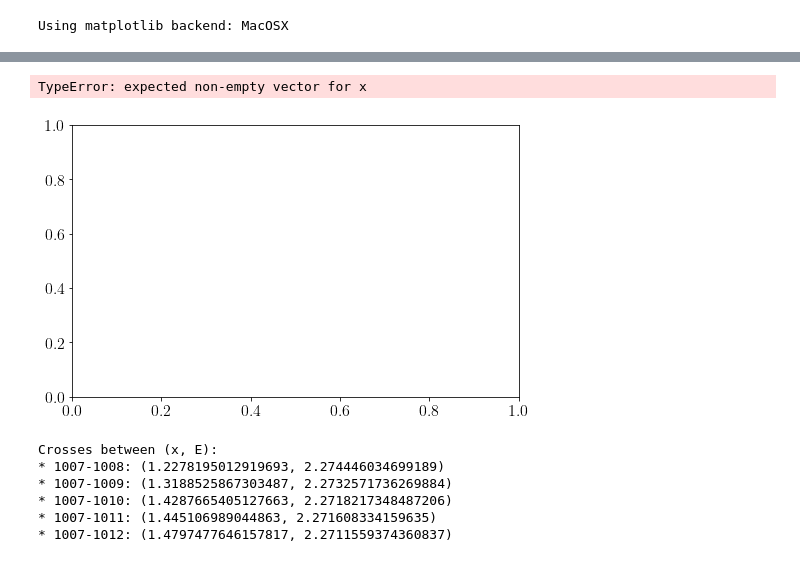
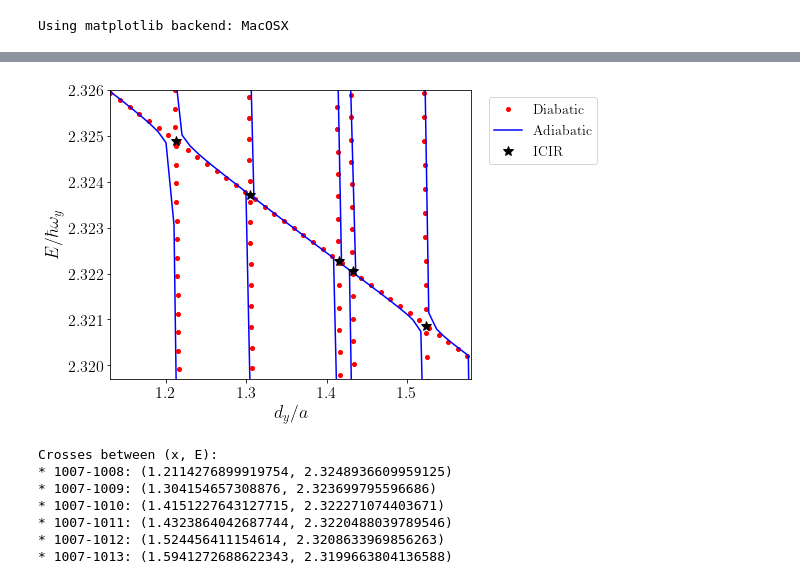
Before and after one commit to TsspGit/Ultracold_Atoms_src, a Jupyter notebook: Energies_Analysis_7802_4993_50.ipynb, the cells around one changed output, grey strips where cells are left out. Saved outputs shown, nothing was run; the diff lists cells and outputs as text; code cells hidden in the pictures.

Commit message:
Last analysis and ICIR plot

```diff
--- a/Energies_Analysis_7802_4993_50.ipynb
+++ b/Energies_Analysis_7802_4993_50.ipynb
@@ -156,72 +145,73 @@ plt.show()
 fig3, ax3 = plt.subplots(figsize=(8,5))
 # nivel 1007:
 f1007 = np.polyfit(xcoord, ycoord, deg=1)
-x1007 = np.linspace(1.15, 1.50, num=40)
+x1007 = np.linspace(1.13, 1.60, num=40)
 ax3.plot(x1007, np.polyval(f1007, x1007), 'ro', markersize=4, label='Diabatic')
 ax3.plot(x, dic['nivel_1007']/wy, 'b', label='Adiabatic')
 
 # nivel 1008:
-f1008 = np.polyfit(x[(x > 1.07) & (x < 1.23)], np.array(dic['nivel_1008'])[(x > 1.07) & (x < 1.23)]/wy, deg=1)
-x1008 = np.linspace(1.21, 1.25, num=100)
+f1008 = np.polyfit(x[(x > 1.06) & (x < 1.2)], np.array(dic['nivel_1008'])[(x > 1.06) & (x < 1.2)]/wy, deg=1)
+x1008 = np.linspace(1.21, 1.24, num=100)
 ax3.plot(x1008, np.polyval(f1008, x1008), 'ro', markersize=4)
 ax3.plot(x, dic['nivel_1008']/wy, 'b')
 
 # nivel 1009:
-f1009 = np.polyfit(x[(x > 1.20) & (x < 1.32)], np.array(dic['nivel_1009'])[(x > 1.20) & (x < 1.32)]/wy, deg=1)
-x1009 = np.linspace(1.3, 1.34, num=100)
+f1009 = np.polyfit(x[(x > 1.25) & (x < 1.29)], np.array(dic['nivel_1009'])[(x > 1.25) & (x < 1.29)]/wy, deg=1)
+x1009 = np.linspace(1.3, 1.33, num=100)
 ax3.plot(x1009, np.polyval(f1009, x1009), 'ro', markersize=4)
 ax3.plot(x, dic['nivel_1009']/wy, 'b')
 
 # nivel 1010:
-f1010 = np.polyfit(x[(x > 1.30) & (x < 1.425)], np.array(dic['nivel_1010'])[(x > 1.30) & (x < 1.425)]/wy, deg=1)
+f1010 = np.polyfit(x[(x > 1.30) & (x < 1.4)], np.array(dic['nivel_1010'])[(x > 1.30) & (x < 1.4)]/wy, deg=1)
 x1010 = np.linspace(1.40, 1.43, num=100)
 ax3.plot(x1010, np.polyval(f1010, x1010), 'ro', markersize=4)
 ax3.plot(x, dic['nivel_1010']/wy, 'b')
 
 # nivel 1011:
-f1011 = np.polyfit(x[(x > 1.34) & (x < 1.44)], np.array(dic['nivel_1011'])[(x > 1.34) & (x < 1.44)]/wy, deg=1)
-x1011 = np.linspace(1.40, 1.45, num=100)
+f1011 = np.polyfit(x[(x > 1.32) & (x < 1.42)], np.array(dic['nivel_1011'])[(x > 1.32) & (x < 1.42)]/wy, deg=1)
+x1011 = np.linspace(1.41, 1.44, num=100)
 ax3.plot(x1011, np.polyval(f1011, x1011), 'ro', markersize=4)
 ax3.plot(x, dic['nivel_1011']/wy, 'b')
 
 # nivel 1012:
-f1012 = np.polyfit(x[(x > 1.375) & (x < 1.475)], np.array(dic['nivel_1012'])[(x > 1.375) & (x < 1.475)]/wy, deg=1)
-x1012 = np.linspace(1.45, 1.50, num=100)
+f1012 = np.polyfit(x[(x > 1.43) & (x < 1.52)], np.array(dic['nivel_1012'])[(x > 1.43) & (x < 1.52)]/wy, deg=1)
+x1012 = np.linspace(1.5, 1.53, num=100)
 ax3.plot(x1012, np.polyval(f1012, x1012), 'ro', markersize=4)
 ax3.plot(x, dic['nivel_1012']/wy, 'b')
 
 # Crosses:
 ##########
 ax3.plot(cross_points(f1007, f1008), np.polyval(f1007, cross_points(f1007, f1008)), 'k*', markersize=10, label="ICIR")
 ax3.plot(cross_points(f1007, f1009), np.polyval(f1007, cross_points(f1007, f1009)), 'k*', markersize=10)
 ax3.plot(cross_points(f1007, f1010), np.polyval(f1007, cross_points(f1007, f1010)), 'k*', markersize=10)
 ax3.plot(cross_points(f1007, f1011), np.polyval(f1007, cross_points(f1007, f1011)), 'k*', markersize=10)
 ax3.plot(cross_points(f1007, f1012), np.polyval(f1007, cross_points(f1007, f1012)), 'k*', markersize=10)
 
 ax3.set_xlabel('$d_{y}/a$')
 ax3.set_ylabel('$E/\hbar \omega_{y}$')
 ax3.legend(fontsize=14, bbox_to_anchor=(1.03, 1))
-ax3.set_ylim(2.270, 2.276)
-ax3.set_xlim(1.18, 1.50)
+ax3.set_ylim(2.3197, 2.326)
+ax3.set_xlim(1.13, 1.58)
 plt.tight_layout()
 fig3.savefig('PRL_Sala_Results/Figures/Ix7802_Iy4993_Iz50_Easc_Interpolation.png', dpi=200)
 # %% [output]
-TypeError: expected non-empty vector for x
-[figure, old version]
+[figure, new version]
 # %%
 print(f'''Crosses between (x, E):
 * 1007-1008: ({cross_points(f1007, f1008)}, {np.polyval(f1007, cross_points(f1007, f1008))})
 * 1007-1009: ({cross_points(f1007, f1009)}, {np.polyval(f1007, cross_points(f1007, f1009))})
 * 1007-1010: ({cross_points(f1007, f1010)}, {np.polyval(f1007, cross_points(f1007, f1010))})
 * 1007-1011: ({cross_points(f1007, f1011)}, {np.polyval(f1007, cross_points(f1007, f1011))})
-* 1007-1012: ({cross_points(f1007, f1012)}, {np.polyval(f1007, cross_points(f1007, f1012))})''')
+* 1007-1012: ({cross_points(f1007, f1012)}, {np.polyval(f1007, cross_points(f1007, f1012))})
+* 1007-1013: ({cross_points(f1007, f1013)}, {np.polyval(f1007, cross_points(f1007, f1013))})''')
 # %% [output]
 Crosses between (x, E):
-* 1007-1008: (1.2278195012919693, 2.274446034699189)
-* 1007-1009: (1.3188525867303487, 2.2732571736269884)
-* 1007-1010: (1.4287665405127663, 2.2718217348487206)
-* 1007-1011: (1.445106989044863, 2.271608334159635)
-* 1007-1012: (1.4797477646157817, 2.2711559374360837)
+* 1007-1008: (1.2114276899919754, 2.3248936609959125)
+* 1007-1009: (1.304154657308876, 2.323699795596686)
+* 1007-1010: (1.4151227643127715, 2.322271074403671)
+* 1007-1011: (1.4323864042687744, 2.3220488039789546)
+* 1007-1012: (1.524456411154614, 2.3208633969856263)
+* 1007-1013: (1.5941272688622343, 2.3199663804136588)
 # %%
 print(f"ICIR: asc/dy = {1/cross_points(f1007, f1008)} and {1/cross_points(f1007, f1012)}")
 # %% [output]
```
Also changed, not shown: parts of 9 cells of this notebook, 12 other files.
